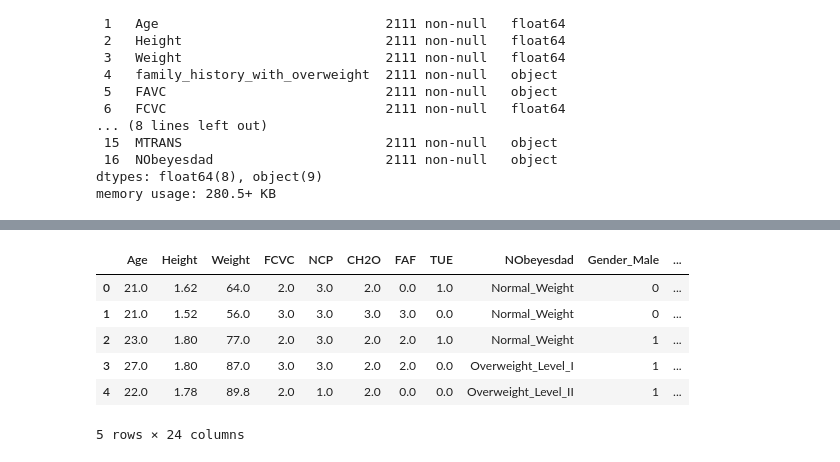
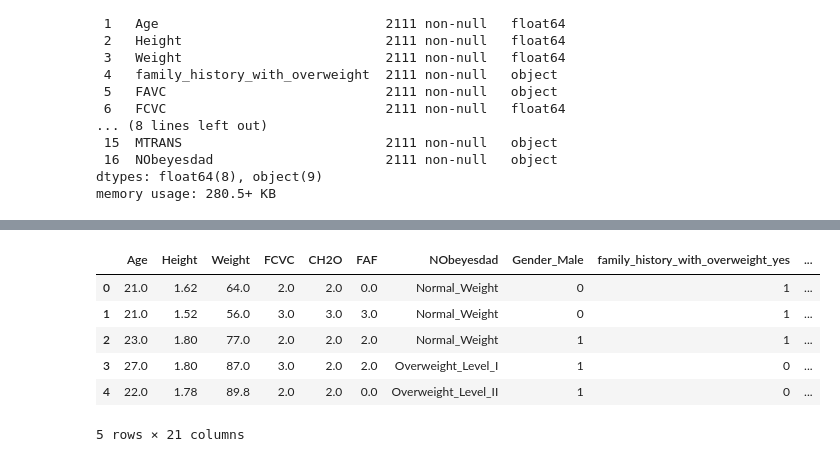
Before and after one commit to nikatnguyen/Project4, a Jupyter notebook: Preprocessing.ipynb, the cells around one changed output, grey strips where cells are left out. Drawn from its saved outputs; the diff is of its cells as text; code cells hidden in the pictures.

```diff
--- a/Preprocessing.ipynb
+++ b/Preprocessing.ipynb
@@ -38,3 +34,7 @@ Data columns (total 17 columns):
  16  NObeyesdad                      2111 non-null   object
 dtypes: float64(8), object(9)
 memory usage: 280.5+ KB
+# %%
+#Drop any unnecessary columns
+df = df.drop(columns = ['NCP', 'SCC', 'TUE'])
+df.head()
@@ -41,15 +48,15 @@ memory usage: 280.5+ KB
 # %%
 #Convert all strings to numeric (dummies)
-df = pd.get_dummies(df, columns = ['Gender', 'family_history_with_overweight', 'FAVC', 'CAEC', 'SMOKE', 'SCC', 'CALC', 'MTRANS'], drop_first = True)
+df = pd.get_dummies(df, columns = ['Gender', 'family_history_with_overweight', 'FAVC', 'CAEC', 'SMOKE', 'CALC', 'MTRANS'], drop_first = True)
 df.head()
 # %% [output]
-|  | Age | Height | Weight | FCVC | NCP | CH2O | FAF | TUE | NObeyesdad | Gender_Male | ... |
-| 0 | 21.0 | 1.62 | 64.0 | 2.0 | 3.0 | 2.0 | 0.0 | 1.0 | Normal_Weight | 0 | ... |
-| 1 | 21.0 | 1.52 | 56.0 | 3.0 | 3.0 | 3.0 | 3.0 | 0.0 | Normal_Weight | 0 | ... |
-| 2 | 23.0 | 1.80 | 77.0 | 2.0 | 3.0 | 2.0 | 2.0 | 1.0 | Normal_Weight | 1 | ... |
-| 3 | 27.0 | 1.80 | 87.0 | 3.0 | 3.0 | 2.0 | 2.0 | 0.0 | Overweight_Level_I | 1 | ... |
-| 4 | 22.0 | 1.78 | 89.8 | 2.0 | 1.0 | 2.0 | 0.0 | 0.0 | Overweight_Level_II | 1 | ... |
+|  | Age | Height | Weight | FCVC | CH2O | FAF | NObeyesdad | Gender_Male | family_history_with_overweight_yes | ... |
+| 0 | 21.0 | 1.62 | 64.0 | 2.0 | 2.0 | 0.0 | Normal_Weight | 0 | 1 | ... |
+| 1 | 21.0 | 1.52 | 56.0 | 3.0 | 3.0 | 3.0 | Normal_Weight | 0 | 1 | ... |
+| 2 | 23.0 | 1.80 | 77.0 | 2.0 | 2.0 | 2.0 | Normal_Weight | 1 | 1 | ... |
+| 3 | 27.0 | 1.80 | 87.0 | 3.0 | 2.0 | 2.0 | Overweight_Level_I | 1 | 0 | ... |
+| 4 | 22.0 | 1.78 | 89.8 | 2.0 | 2.0 | 0.0 | Overweight_Level_II | 1 | 0 | ... |
-5 rows × 24 columns
+5 rows × 21 columns
 # %%
 #Save to csv file for use
 df.to_csv('obesity_dummies_df.csv')
```
Also changed, not shown: parts of 2 cells of this notebook.
